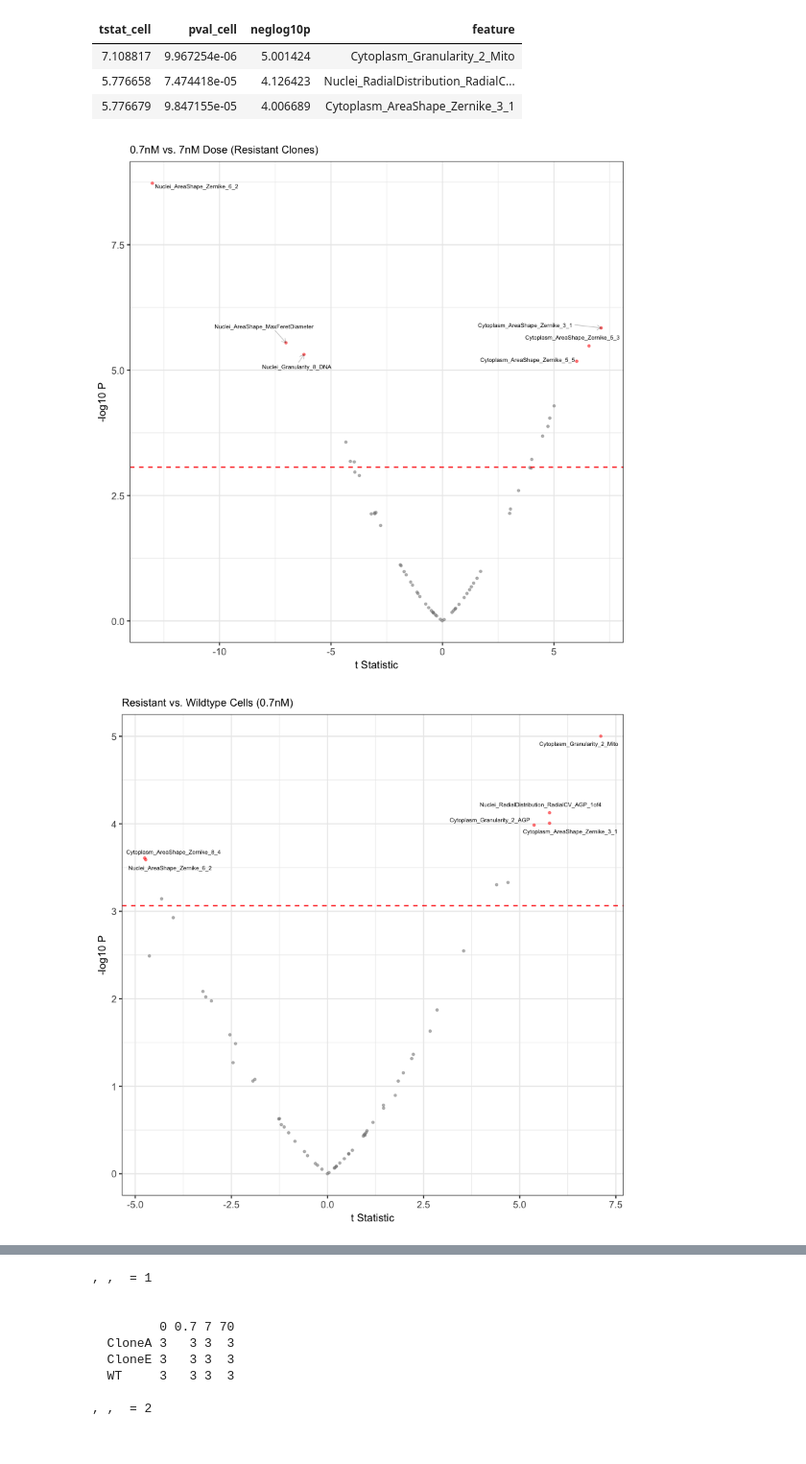
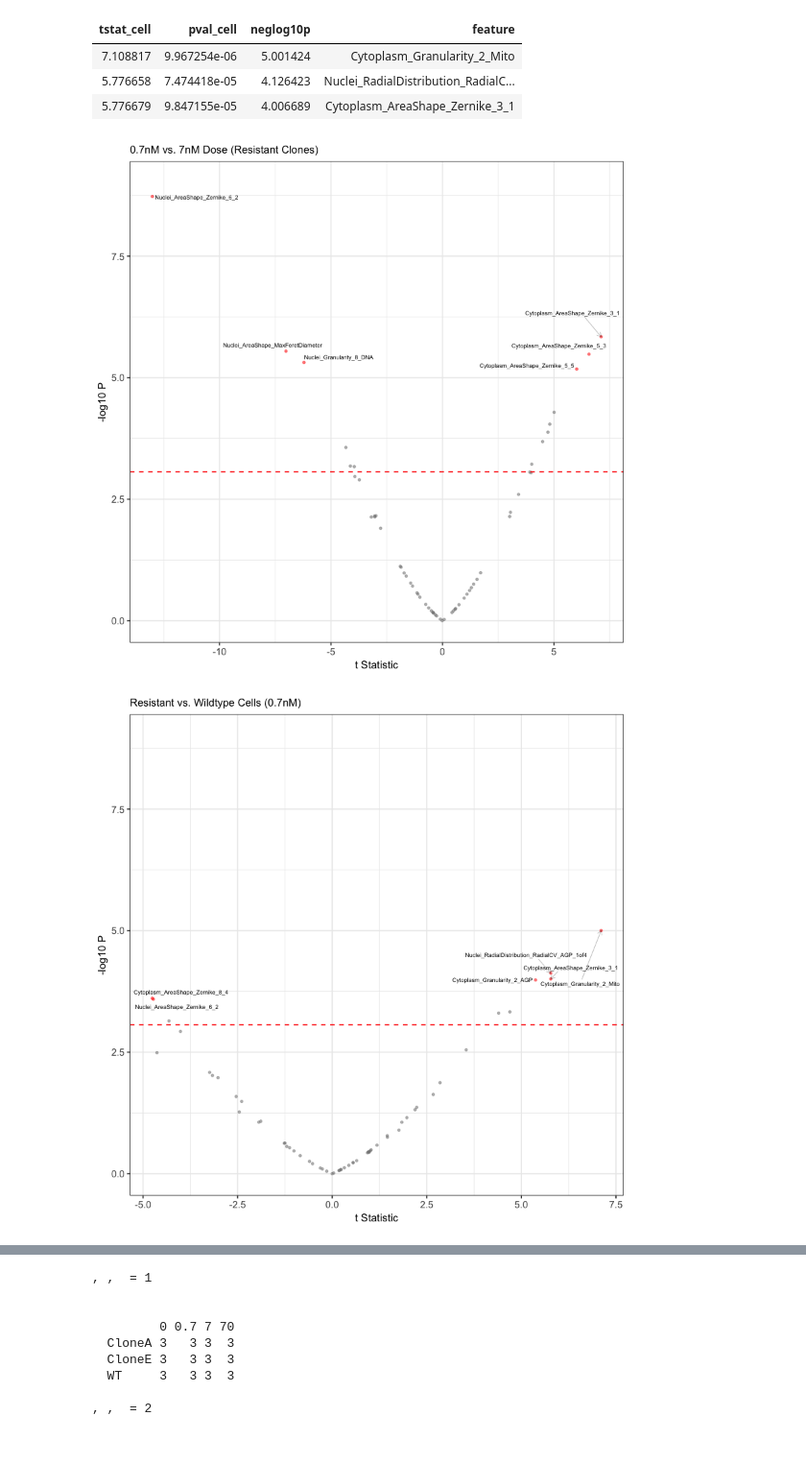
Before and after one commit to broadinstitute/profiling-resistance-mechanisms, a Jupyter notebook: discover-feature-differences.ipynb, the cells around one changed output, grey strips where cells are left out. Shown at 96% size. Cells and saved outputs as stored; diff of their text form; code cells hidden in the pictures.

```diff
--- a/discover-feature-differences.ipynb
+++ b/discover-feature-differences.ipynb
@@ -14,7 +14,7 @@ suppressPackageStartupMessages(library(cowplot))
 ttest_volcano <- function(df, x_string, title, yintercept,
                           repel_logic, ggrepel_label_size,
                           title_text_size, axis_text_size,
-                          axis_title_size) {
+                          axis_title_size, ymax = 10) {
     # Plot the results of a t-test on various samples for common features
     #
     # Arguments:
@@ -27,6 +27,7 @@ ttest_volcano <- function(df, x_string, title, yintercept,
     # title_text_size - int of the size of the title text
     # axis_text_size - int of the size of the text on the ggplot axes
     # axis_title_size - int of the size of the titles on the ggplot axes
+    # ymax - int indicating the maximum height of the y axis
     #
     # Output:
     # The ggplot2 object for downstream saving
@@ -41,6 +42,7 @@ ttest_volcano <- function(df, x_string, title, yintercept,
                    linetype = "dashed") +
         xlab("t Statistic") +
         ylab("-log10 P") +
+        ylim(c(0, ymax)) +
         geom_text_repel(data = subset(df, repel_logic),
                         arrow = arrow(length = unit(0.01, "npc")),
                         size = ggrepel_label_size,
@@ -66,6 +68,7 @@ axis_text_size <- 9
 strip_text_size <- 8
 ggrepel_label_size <- 1.9
 title_text_size <- 10
+ymax <- 9
 # %%
 # Set column types for reading in data
 batch_cols = readr::cols(
@@ -179,31 +182,33 @@ ttest_dose_gg <- ttest_volcano(
     repel_logic = repel_logic,
     ggrepel_label_size = ggrepel_label_size,
     axis_text_size = axis_text_size,
-    axis_title_size = axis_title_size
+    axis_title_size = axis_title_size,
+    ymax = ymax
 )
 
 ttest_dose_gg
 # %% [output]
-[figure, old version]
+[figure, new version]
 # %%
 alpha_correction <- -log10(0.05 / dim(result_cell_df)[1])
 repel_logic <- result_cell_df$neglog10p > alpha_correction * 1.1
 
 ttest_cell_gg <- ttest_volcano(
     df = result_cell_df,
     x_string = "tstat_cell",
     title = "Resistant vs. Wildtype Cells (0.7nM)",
     title_text_size = title_text_size,
     yintercept = alpha_correction,
     repel_logic = repel_logic,
     ggrepel_label_size = ggrepel_label_size,
     axis_text_size = axis_text_size,
-    axis_title_size = axis_title_size
+    axis_title_size = axis_title_size,
+    ymax = ymax
 )
 
 ttest_cell_gg
 # %% [output]
-[figure, old version]
+[figure, new version]
 # %%
 # The top feature is something to do with nuclear area
 top_feature <- paste(result_dose_df$feature[1])
```
Also changed, not shown: parts of 2 cells of this notebook, 7 other files.
